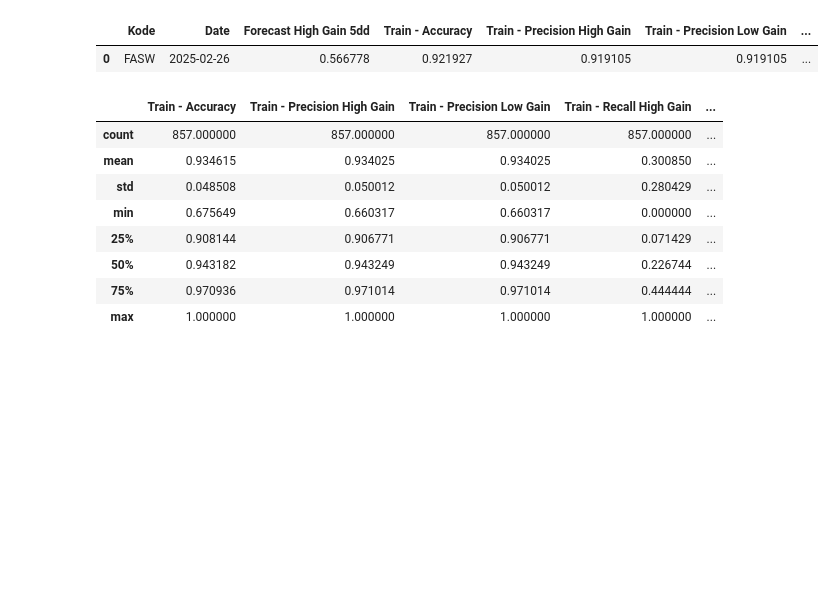
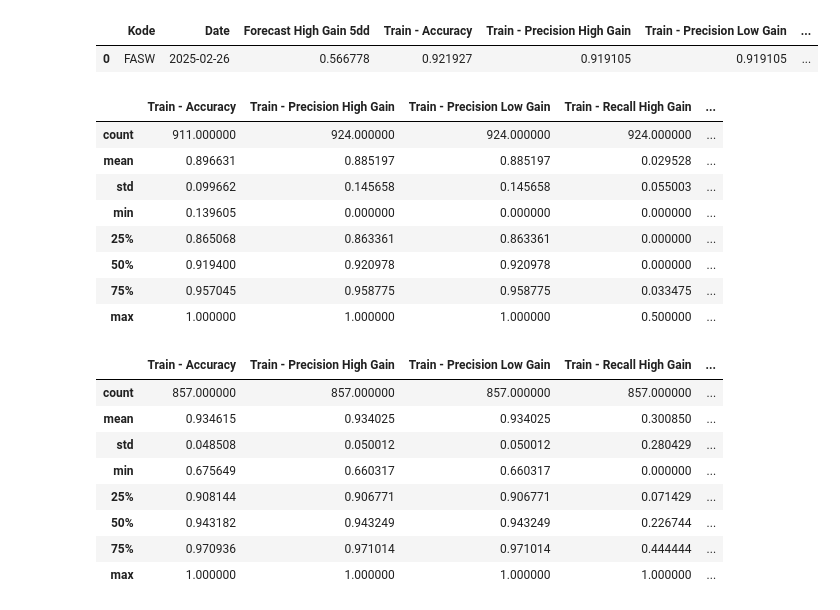
Before and after one commit to wfcnub/stocknub, a Jupyter notebook: analysis.ipynb, the cells around one changed output. Drawn from its saved outputs; the diff is of its cells as text; code cells hidden in the pictures; blank space fills up the shorter version.

Commit message:
add forecasting pipeline for model v2

```diff
--- a/analysis.ipynb
+++ b/analysis.ipynb
@@ -45,6 +45,18 @@ filtered_win_data
 # %% [output]
 |  | Kode | Date | Forecast High Gain 5dd | Train - Accuracy | Train - Precision High Gain | Train - Precision Low Gain | ... |
 | 0 | FASW | 2025-02-26 | 0.566778 | 0.921927 | 0.919105 | 0.919105 | ... |
+# %%
+pd.read_csv('data/stock/model_v2/performance/medianGain/5dd.csv').describe()
+# %% [output]
+|  | Train - Accuracy | Train - Precision High Gain | Train - Precision Low Gain | Train - Recall High Gain | ... |
+| count | 911.000000 | 924.000000 | 924.000000 | 924.000000 | ... |
+| mean | 0.896631 | 0.885197 | 0.885197 | 0.029528 | ... |
+| std | 0.099662 | 0.145658 | 0.145658 | 0.055003 | ... |
+| min | 0.139605 | 0.000000 | 0.000000 | 0.000000 | ... |
+| 25% | 0.865068 | 0.863361 | 0.863361 | 0.000000 | ... |
+| 50% | 0.919400 | 0.920978 | 0.920978 | 0.000000 | ... |
+| 75% | 0.957045 | 0.958775 | 0.958775 | 0.033475 | ... |
+| max | 1.000000 | 1.000000 | 1.000000 | 0.500000 | ... |
 # %%
 performance_summary
 # %% [output]
```
Also changed, not shown: 9 other files.
